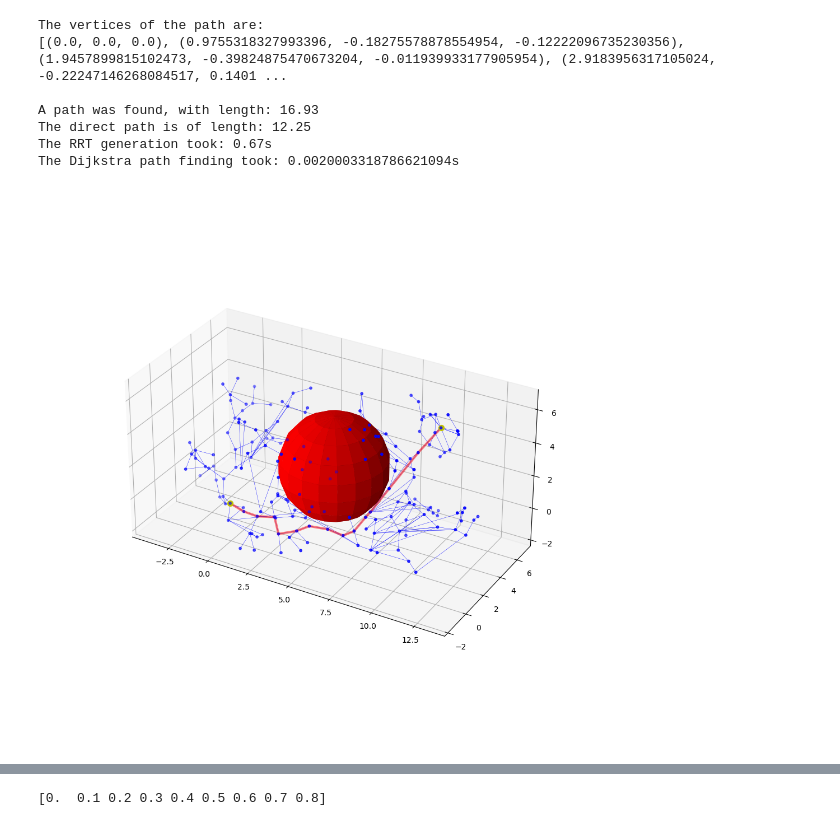
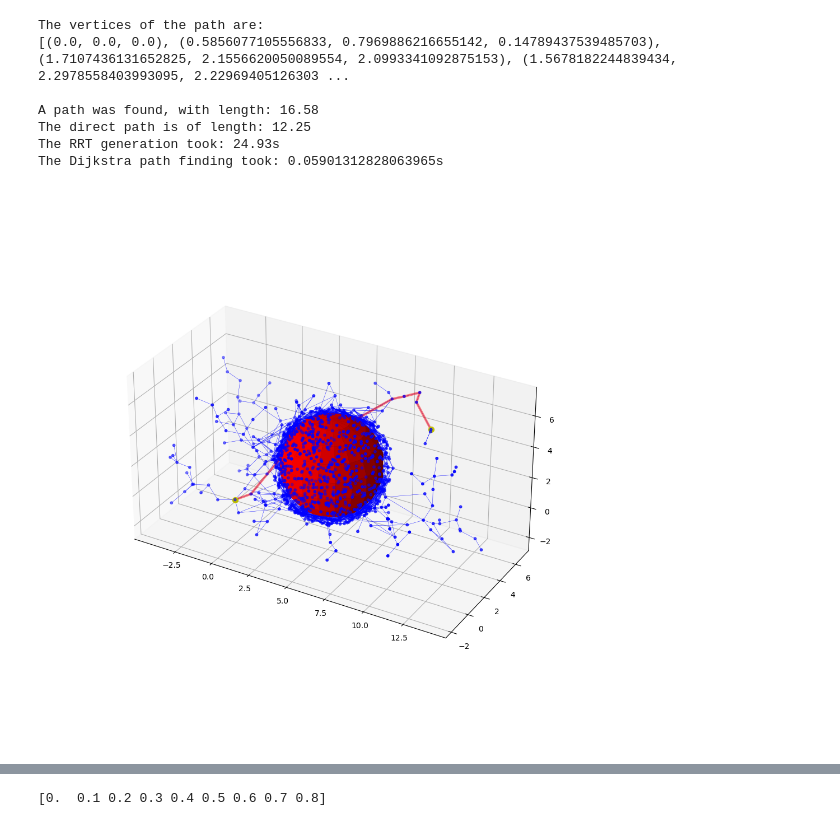
Before and after one commit to andrejcarlo/pdm_drone, a Jupyter notebook: 3D RRT.ipynb, the cells around one changed output, grey strips where cells are left out. Drawn from its saved outputs; the diff is of its cells as text; code cells hidden in the pictures.

Commit message:
Small updates mainly for testing
Small updates that allow setting a goal length rather than a fixed number of iterations.

```diff
--- a/3D RRT.ipynb
+++ b/3D RRT.ipynb
@@ -99,11 +99,21 @@ class Graph:
         self.connections[idx2].append((idx1, cost))
 
 # RRT algorithm
-def RRT(startposition, endposition, obstacles, iterations, threshold, rand_radius, bias, obstacle_bias, stepsize):
+def RRT(startposition, endposition, obstacles, iterations, threshold, rand_radius, bias, obstacle_bias, stepsize, goal):
     RRT_Graph = Graph(startposition, endposition)
-
+    optimal = distance(startposition,endposition)
+    if goal is not None: iterations = 10000
     for i in range(iterations):
         randpos = RRT_Graph.randpos(obstacles, rand_radius, bias, obstacle_bias)
+
+        if RRT_Graph.found_path and goal is not None:
+            found_path = dijkstra(RRT_Graph)
+            length = 0.
+            for path in range(len(found_path)-1):
+                length = length + distance((found_path[path][0],found_path[path][1],found_path[path][2]),(found_path[path+1][0],found_path[path+1][1],found_path[path+1][2]))
+
+            if goal is not None and (length/optimal) <= goal:
+                break
 
         if in_obstacle(obstacles, randpos):
             continue
@@ -127,13 +137,22 @@ def RRT(startposition, endposition, obstacles, iterations, threshold, rand_radiu
     return RRT_Graph
 
 # RRT* algorithm
-def RRT_s(startposition, endposition, obstacles, iterations, threshold, rand_radius, bias, obstacle_bias, stepsize):
+def RRT_s(startposition, endposition, obstacles, iterations, threshold, rand_radius, bias, obstacle_bias, stepsize, goal):
     RRT_Graph = Graph(startposition, endposition)
     gamma = 10*stepsize*pow((1+1/3),(1/3))
+    optimal = distance(startposition,endposition)
+    if goal is not None: iterations = 5000
     for i in range(iterations):
         randpos = RRT_Graph.randpos(obstacles, rand_radius, bias, obstacle_bias)
 
-        #if RRT_Graph.found_path:
+        if RRT_Graph.found_path and goal is not None:
+            found_path = dijkstra(RRT_Graph)
+            length = 0.
+            for path in range(len(found_path)-1):
+                length = length + distance((found_path[path][0],found_path[path][1],found_path[path][2]),(found_path[path+1][0],found_path[path+1][1],found_path[path+1][2]))
+
+            if goal is not None and (length/optimal) <= goal:
+                break
 
         if in_obstacle(obstacles, randpos):
             continue
@@ -183,9 +202,11 @@ def RRT_s(startposition, endposition, obstacles, iterations, threshold, rand_rad
     return RRT_Graph
 
 # Informed RRT* algorithm
-def iRRT_s(startposition, endposition, obstacles, iterations, threshold, rand_radius, bias, obstacle_bias, stepsize):
+def iRRT_s(startposition, endposition, obstacles, iterations, threshold, rand_radius, bias, obstacle_bias, stepsize, goal):
     RRT_Graph = Graph(startposition, endposition)
     gamma = 10*stepsize*pow((1+1/3),(1/3))
+    optimal = distance(startposition,endposition)
+    if goal is not None: iterations = 5000
     for i in range(iterations):
         randpos = RRT_Graph.randpos(obstacles, rand_radius, bias, obstacle_bias)
 
@@ -194,8 +215,11 @@ def iRRT_s(startposition, endposition, obstacles, iterations, threshold, rand_ra
             length = 0.
             for path in range(len(found_path)-1):
                 length = length + distance((found_path[path][0],found_path[path][1],found_path[path][2]),(found_path[path+1][0],found_path[path+1][1],found_path[path+1][2]))
+
+            if goal is not None and (length/optimal) <= goal:
+                break
+
             if not in_ellipsoid(startposition, endposition, randpos, length):
-
                 continue
 
 
@@ -245,6 +269,8 @@ def iRRT_s(startposition, endposition, obstacles, iterations, threshold, rand_ra
                 RRT_Graph.distances[end_index] = RRT_Graph.distances[new_idx]+end_distance
 
             RRT_Graph.found_path = True
+
+
 
 
     return RRT_Graph
@@ -431,41 +457,45 @@ if __name__ == '__main__':
     endposition = (10.,5.,5.)
     #obstacles = []
     obstacles = [(5.,2.5,2.5,3)]
     #obstacles = [(1.,1.,1.,.5),(3.,4.,5.,1.),(4,2,3,1),(6,3,1,2),(6,1,1,2),(8,1,4,1)]
-    #obstacles = [(5,-1,-1,1.5),(5,1,-1,1.5),(5,3,-1,1.5),(5,5,-1,1.5),(5,-1,1,1.5),(5,1,1,1.5),(5,3,1,1.5),(5,5,1,1.5),(5,-1,3,1.5),(5,3.5,3,1.5),(5,0,3,1.5),(5,5,3,1.5),(5,-1,5,1.5),(5,1,5,1.5),(5,3,5,1.5),(5,5,5,1.5)] #dense
+    #obstacles = [(5,-1,-1,1.5),(5,1,-1,1.5),(5,3,-1,1.5),(5,5,-1,1.5),(5,-1,1,1.5),(5,1,1,1.5),(5,3,1,1.5),(5,5,1,1.5),(5,-1,3,1.5),(5,3.5,3,1.5),(5,0,3,1.5),(5,5,3,1.5),(5,-1,5,1.5),(5,1,5,1.5),(5,3,5,1.5),(5,5,5,1.5)] #hole
+    #obstacles = [(5,2,3,0.5),(5,2,2,0.5),(5,3,2,0.5),(5,3,3,0.5),(5,1,2.5,1),(5,4,2.5,1),(5,2.5,1,1),(5,2.5,4,1),(5,1,1,1),(5,1,4,1),(5,4,1,1),(5,4,4,1)]
     iterations = 200
     threshold = 2. #for marking the end position as found
     stepsize = 1. # stepsize of newly generated vertices
 
     #some parameters for the obstacle bias attempt
-    obstacle_bias = False
-    bias = 0.2
+    obstacle_bias = True
+    bias = 0.8
     rand_radius = 0.5
 
+    #path length/optimal length
+    goal = 1.36
+
     start_RRT = time.time() #record start time
-    #G = RRT(startposition, endposition, obstacles, iterations, threshold, rand_radius, bias, obstacle_bias, stepsize)
-    #G = RRT_s(startposition, endposition, obstacles, iterations, threshold, rand_radius, bias, obstacle_bias, stepsize)
-    G = iRRT_s(startposition, endposition, obstacles, iterations, threshold, rand_radius, bias, obstacle_bias, stepsize)
+    #G = RRT(startposition, endposition, obstacles, iterations, threshold, rand_radius, bias, obstacle_bias, stepsize, goal)
+    #G = RRT_s(startposition, endposition, obstacles, iterations, threshold, rand_radius, bias, obstacle_bias, stepsize, goal)
+    G = iRRT_s(startposition, endposition, obstacles, iterations, threshold, rand_radius, bias, obstacle_bias, stepsize, goal)
 
     end_RRT = time.time()
     RRT_time = end_RRT - start_RRT
     if G.found_path:
         start_dijkstra = time.time()
         path = dijkstra(G)
         end_dijkstra = time.time()
         dijkstra_time = end_dijkstra - start_dijkstra
         print('The vertices of the path are:')
         print(path)
         print()
         plot_graph(G, obstacles, startposition, endposition, RRT_time, path, dijkstra_time)
     else:
         plot_graph(G, obstacles, startposition, endposition, RRT_time)
 # %% [output]
 The vertices of the path are:
-[(0.0, 0.0, 0.0), (0.9755318327993396, -0.18275578878554954, -0.12222096735230356), (1.9457899815102473, -0.39824875470673204, -0.011939933177905954), (2.9183956317105024, -0.22247146268084517, 0.1401 ...
+[(0.0, 0.0, 0.0), (0.5856077105556833, 0.7969886216655142, 0.14789437539485703), (1.7107436131652825, 2.1556620050089554, 2.0993341092875153), (1.5678182244839434, 2.2978558403993095, 2.22969405126303 ...
 
-A path was found, with length: 16.93
+A path was found, with length: 16.58
 The direct path is of length: 12.25
-The RRT generation took: 0.67s
-The Dijkstra path finding took: 0.0020003318786621094s
+The RRT generation took: 24.93s
+The Dijkstra path finding took: 0.05901312828063965s
-[figure, old version]
+[figure, new version]
```
Also changed, not shown: parts of 4 cells of this notebook.
